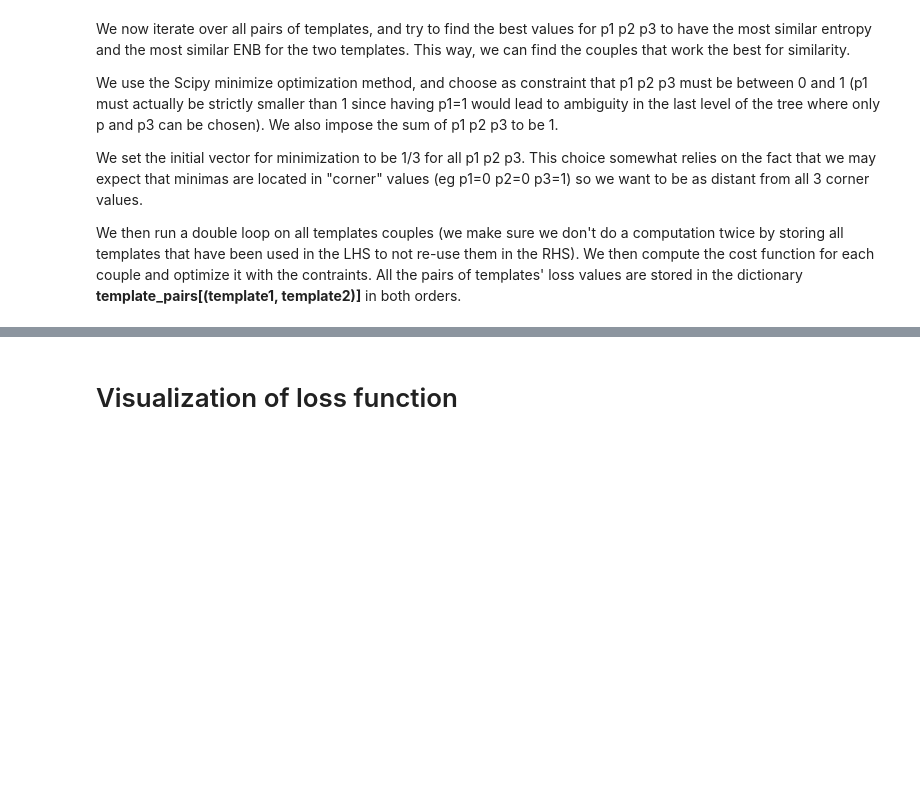
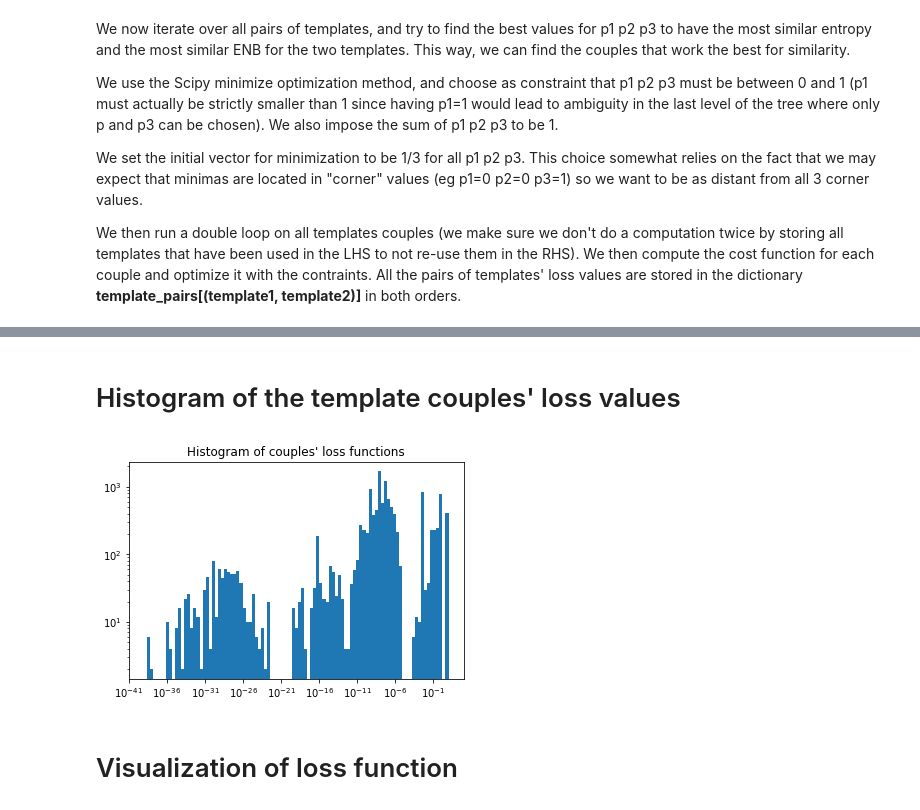
Before and after one commit to lucieperrotta/DCML, a Jupyter notebook: Pipeline.ipynb, the cells around one changed output, grey strips where cells are left out. Saved outputs shown, nothing was run; the diff lists cells and outputs as text; code cells hidden in the pictures; blank space fills up the shorter version.

```diff
--- a/Pipeline.ipynb
+++ b/Pipeline.ipynb
@@ -515,3 +536,18 @@ template_pairs
+# %% [markdown]
+# Histogram of the template couples' loss values
+# %%
+all_losses = list()
+
+for results in template_pairs.values():
+    all_losses.append( min(result.get('fun') for result in results) )
+
+import pylab as pl
+plt.hist(all_losses, bins=np.logspace(np.log10(10e-40),np.log10(10), 100), log=True)  # arguments are passed to np.histogram
+pl.gca().set_xscale("log")
+plt.title("Histogram of couples' loss functions")
+plt.show()
+# %% [output]
+[figure, added]
 # %% [markdown]
 # Visualization of loss function
 # %% [markdown]
```
Also changed, not shown: parts of 16 cells of this notebook, 6 other files.
